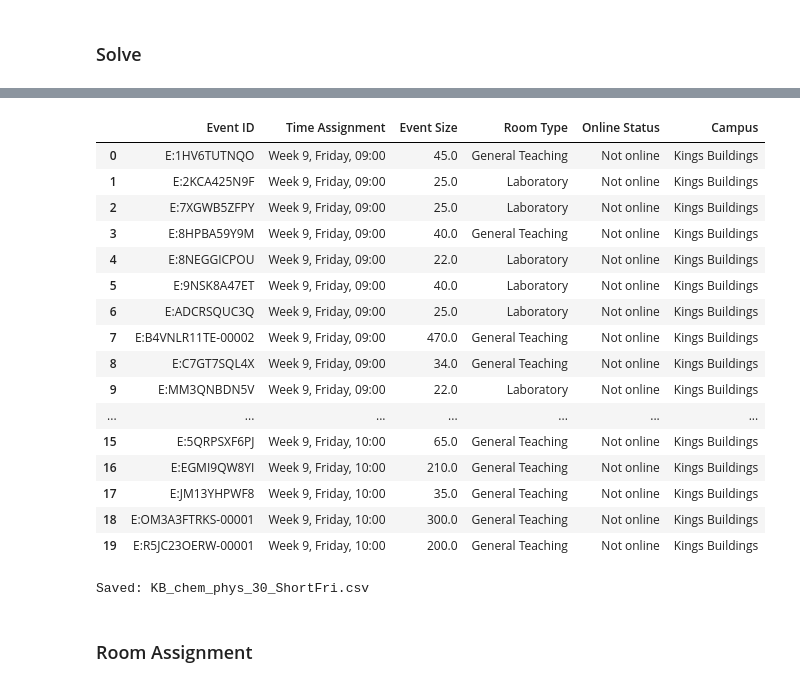
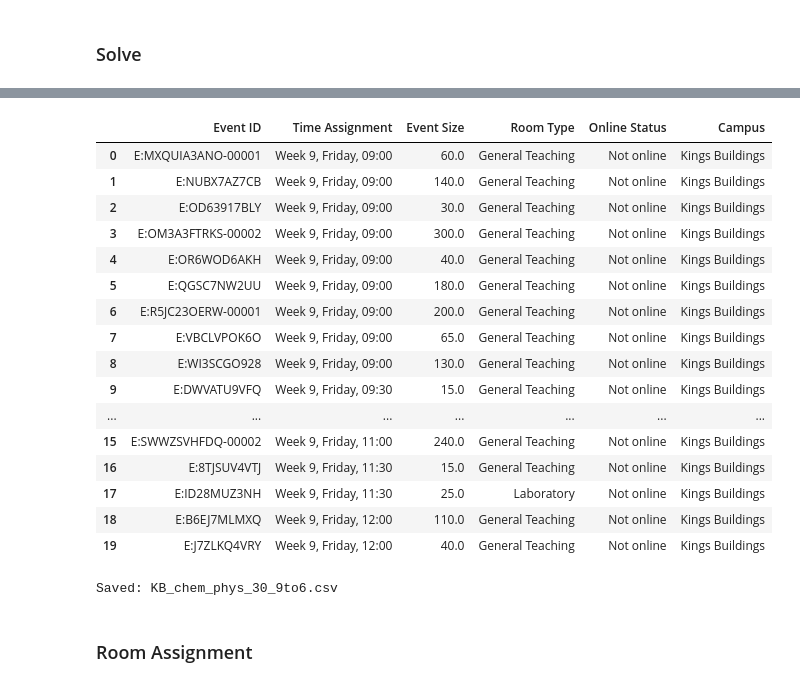
Before and after one commit to Ashe2002/University_Timetabling, a Jupyter notebook: KB_chem_phys_30_9to6.ipynb, the cells around one changed output, grey strips where cells are left out. Cells and saved outputs as stored; diff of their text form; code cells hidden in the pictures.

```diff
--- a/KB_chem_phys_30_9to6.ipynb
+++ b/KB_chem_phys_30_9to6.ipynb
@@ -392,13 +375,12 @@ m1.EP = pyo.Set(dimen=2, initialize=EP) # all (event,programme) pairs
 m1.WholeEP = pyo.Param(m1.EP, initialize=WholeEP, within=pyo.Binary, default=0) # 1 if that (event,programme) pair is WholeClass, else 0
 # %%
 # Build based on feasible start slots and feasible weeks
-X_index = [
-    (e, w, d, s)
-    for e in E
-    for w in event_to_weeks[e]
-    for d in days
-    for s in feasible_starts[e][d]
-]
+X_index = [(e,w,d,s)
+           for e in E
+           for w in event_to_weeks[e]
+           for d in days
+           for s in feasible_starts[e]]
+
 
 m1.X = pyo.Set(dimen=4, initialize=X_index)
 m1.x = pyo.Var(m1.X, domain=pyo.Binary) # 1 if event e starts in week w on day d at slot s
@@ -408,12 +390,12 @@ m1.x = pyo.Var(m1.X, domain=pyo.Binary) # 1 if event e starts in week w on day d
 # Same day and Start slot across all of an event's weeks.
 
 # = 1 if event e starts on day d and timeslot s
-m1.Y = pyo.Set(dimen=3,initialize=[(e,d,s) for e in E for d in days for s in feasible_starts[e][d]])
+m1.Y = pyo.Set(dimen=3,initialize=[(e,d,s) for e in E for d in days for s in feasible_starts[e]])
 m1.y = pyo.Var(m1.Y, domain=pyo.Binary)
 
 # each event must choose exactly one (day,startslot) pair
 def one_pattern(m, e):
-    return sum(m.y[e,d,s] for d in m.D for s in feasible_starts[e][d]) == 1
+    return sum(m.y[e,d,s] for d in m.D for s in feasible_starts[e]) == 1
 m1.one_pattern = pyo.Constraint(m1.E, rule=one_pattern)
 
 # each event must have same day and startslot in each week
@@ -461,9 +443,9 @@ for e in E:
 
     for w in event_to_weeks[e]:
         for d in days:
-            for s in feasible_starts[e][d]:
+            for s in feasible_starts[e]:
                 end_s = s + Le - 1
-                for t in range(s, min(end_s, max(slots_by_day[d])) + 1):
+                for t in range(s, min(end_s, max(slots)) + 1):
                     for pool in room_pools:
                         if opts.issubset(pool):
                             key = (w, d, t, pool_labels[pool])
@@ -542,9 +524,9 @@ for e1, e2 in combinations(sorted(E), 2):
     terms = []
     L1, L2 = L[e1], L[e2]
     for d in days:
-        for s1 in feasible_starts[e1][d]:
+        for s1 in feasible_starts[e1]:
             end1 = s1 + L1 - 1
-            for s2 in feasible_starts[e2][d]:
+            for s2 in feasible_starts[e2]:
                 end2 = s2 + L2 - 1
                 if max(s1, s2) <= min(end1, end2):
                     terms.append((d, s1, s2))
@@ -625,52 +607,52 @@ event_info = (
         "Room type 2": "Room Type",
         "Online Delivery": "Online Status"
     })
 )
 
 event_info["Online Status"] = (
     event_info["Online Status"]
     .fillna("Not online")
     .replace({
         "Online Live": "Online Live",
         "Online Placeholder": "Online Placeholder"
     })
 )
 
 event_info["Campus"] = "Kings Buildings"
 
 event_output = event_output.merge(event_info, on="Event ID", how="left")
 event_output["Time Assignment"] = (
     "Week " + event_output["Week"].astype(str)
     + ", " + event_output["Day"].astype(str)
     + ", " + event_output["StartTime"].astype(str)
 )
 
 event_output_csv = event_output[
     ["Event ID", "Time Assignment", "Event Size", "Room Type", "Online Status", "Campus"]
 ]
 display(event_output_csv.head(20))
 
-event_output_csv.to_csv("KB_chem_phys_30_ShortFri.csv", index=False)
-print("Saved: KB_chem_phys_30_ShortFri.csv")
+event_output_csv.to_csv("KB_chem_phys_30_9to6.csv", index=False)
+print("Saved: KB_chem_phys_30_9to6.csv")
 # %% [output]
 |  | Event ID | Time Assignment | Event Size | Room Type | Online Status | Campus |
-| 0 | E:1HV6TUTNQO | Week 9, Friday, 09:00 | 45.0 | General Teaching | Not online | Kings Buildings |
-| 1 | E:2KCA425N9F | Week 9, Friday, 09:00 | 25.0 | Laboratory | Not online | Kings Buildings |
-| 2 | E:7XGWB5ZFPY | Week 9, Friday, 09:00 | 25.0 | Laboratory | Not online | Kings Buildings |
-| 3 | E:8HPBA59Y9M | Week 9, Friday, 09:00 | 40.0 | General Teaching | Not online | Kings Buildings |
-| 4 | E:8NEGGICPOU | Week 9, Friday, 09:00 | 22.0 | Laboratory | Not online | Kings Buildings |
-| 5 | E:9NSK8A47ET | Week 9, Friday, 09:00 | 40.0 | Laboratory | Not online | Kings Buildings |
-| 6 | E:ADCRSQUC3Q | Week 9, Friday, 09:00 | 25.0 | Laboratory | Not online | Kings Buildings |
-| 7 | E:B4VNLR11TE-00002 | Week 9, Friday, 09:00 | 470.0 | General Teaching | Not online | Kings Buildings |
-| 8 | E:C7GT7SQL4X | Week 9, Friday, 09:00 | 34.0 | General Teaching | Not online | Kings Buildings |
-| 9 | E:MM3QNBDN5V | Week 9, Friday, 09:00 | 22.0 | Laboratory | Not online | Kings Buildings |
+| 0 | E:MXQUIA3ANO-00001 | Week 9, Friday, 09:00 | 60.0 | General Teaching | Not online | Kings Buildings |
+| 1 | E:NUBX7AZ7CB | Week 9, Friday, 09:00 | 140.0 | General Teaching | Not online | Kings Buildings |
+| 2 | E:OD63917BLY | Week 9, Friday, 09:00 | 30.0 | General Teaching | Not online | Kings Buildings |
+| 3 | E:OM3A3FTRKS-00002 | Week 9, Friday, 09:00 | 300.0 | General Teaching | Not online | Kings Buildings |
+| 4 | E:OR6WOD6AKH | Week 9, Friday, 09:00 | 40.0 | General Teaching | Not online | Kings Buildings |
+| 5 | E:QGSC7NW2UU | Week 9, Friday, 09:00 | 180.0 | General Teaching | Not online | Kings Buildings |
+| 6 | E:R5JC23OERW-00001 | Week 9, Friday, 09:00 | 200.0 | General Teaching | Not online | Kings Buildings |
+| 7 | E:VBCLVPOK6O | Week 9, Friday, 09:00 | 65.0 | General Teaching | Not online | Kings Buildings |
+| 8 | E:WI3SCGO928 | Week 9, Friday, 09:00 | 130.0 | General Teaching | Not online | Kings Buildings |
+| 9 | E:DWVATU9VFQ | Week 9, Friday, 09:30 | 15.0 | General Teaching | Not online | Kings Buildings |
 | ... | ... | ... | ... | ... | ... | ... |
-| 15 | E:5QRPSXF6PJ | Week 9, Friday, 10:00 | 65.0 | General Teaching | Not online | Kings Buildings |
-| 16 | E:EGMI9QW8YI | Week 9, Friday, 10:00 | 210.0 | General Teaching | Not online | Kings Buildings |
-| 17 | E:JM13YHPWF8 | Week 9, Friday, 10:00 | 35.0 | General Teaching | Not online | Kings Buildings |
-| 18 | E:OM3A3FTRKS-00001 | Week 9, Friday, 10:00 | 300.0 | General Teaching | Not online | Kings Buildings |
-| 19 | E:R5JC23OERW-00001 | Week 9, Friday, 10:00 | 200.0 | General Teaching | Not online | Kings Buildings |
+| 15 | E:SWWZSVHFDQ-00002 | Week 9, Friday, 11:00 | 240.0 | General Teaching | Not online | Kings Buildings |
+| 16 | E:8TJSUV4VTJ | Week 9, Friday, 11:30 | 15.0 | General Teaching | Not online | Kings Buildings |
+| 17 | E:ID28MUZ3NH | Week 9, Friday, 11:30 | 25.0 | Laboratory | Not online | Kings Buildings |
+| 18 | E:B6EJ7MLMXQ | Week 9, Friday, 12:00 | 110.0 | General Teaching | Not online | Kings Buildings |
+| 19 | E:J7ZLKQ4VRY | Week 9, Friday, 12:00 | 40.0 | General Teaching | Not online | Kings Buildings |
-Saved: KB_chem_phys_30_ShortFri.csv
+Saved: KB_chem_phys_30_9to6.csv
 # %% [markdown]
 ### Room Assignment
 # %%
```
Also changed, not shown: parts of 9 cells of this notebook, 27 other files.
